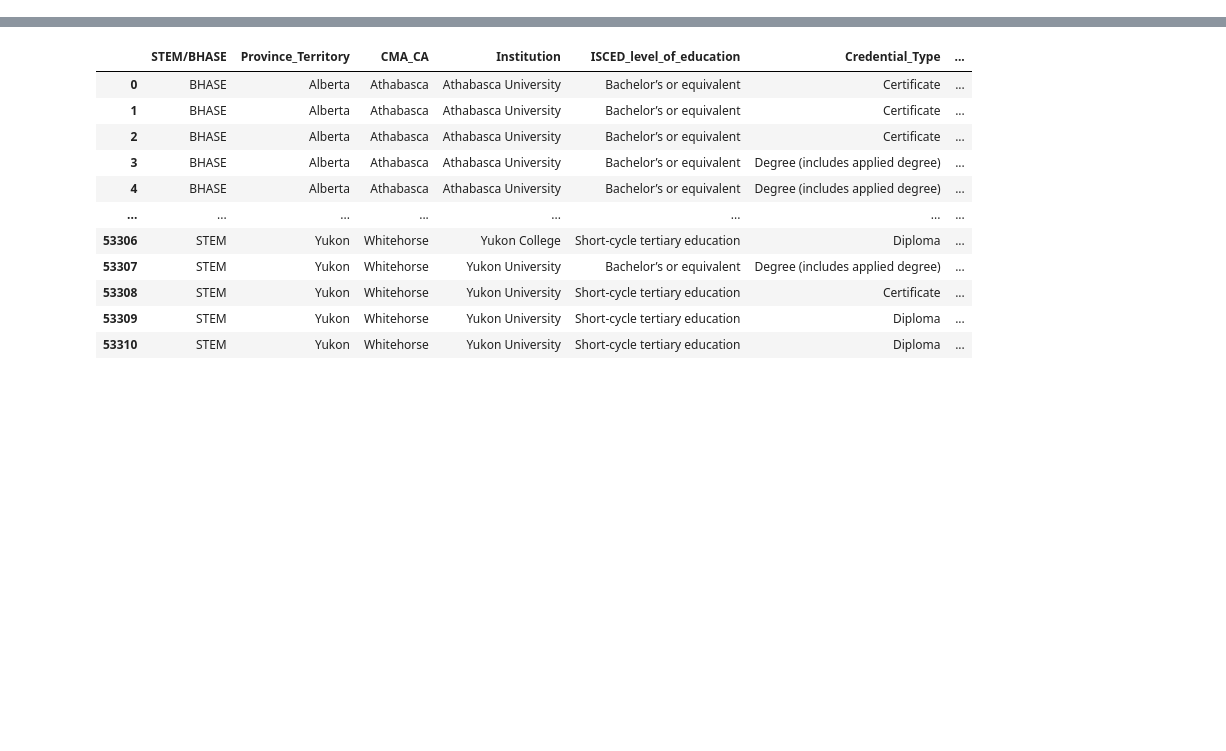
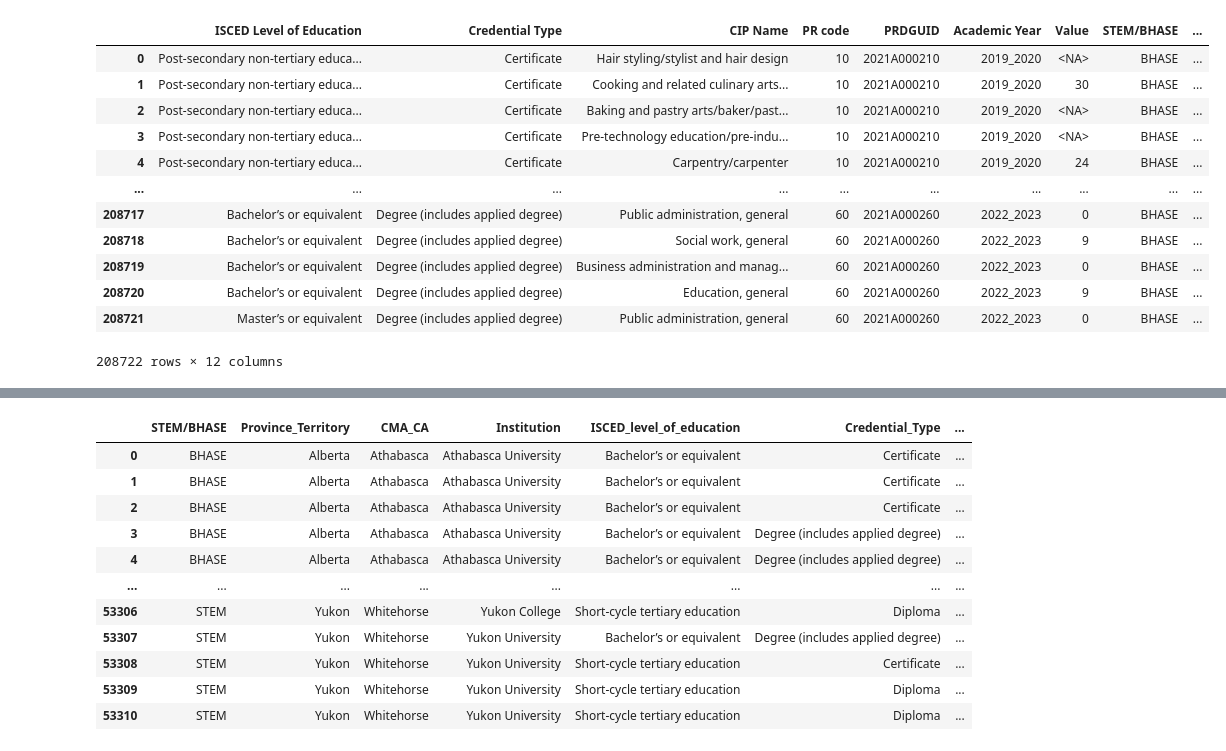
Before and after one commit to samuelmorency/StatCan-Web-App, a Jupyter notebook: data/data_wrangle backup.ipynb, the cells around one changed output, grey strips where cells are left out. Cells and saved outputs as stored; diff of their text form; code cells hidden in the pictures; blank space fills up the shorter version.

```diff
--- a/data/data_wrangle backup.ipynb
+++ b/data/data_wrangle backup.ipynb
@@ -66,3 +110,23 @@ imm_df_clean.head()
+# %%
+# Filter out rows with 'GRAD/ENROLL' as 'ENROLL'
+gen_df_grads = gen_df_clean[gen_df_clean['GRAD/ENROLL'] == 'GRAD'].drop(columns=['GRAD/ENROLL'])
+gen_df_grads = gen_df_grads[gen_df_grads['CMAPUID'] != 'Z_Non-CMACA']
+gen_df_grads.reset_index(drop=True, inplace=True)
+gen_df_grads
+# %% [output]
+|  | ISCED Level of Education | Credential Type | CIP Name | PR code | PRDGUID | Academic Year | Value | STEM/BHASE | ... |
+| 0 | Post-secondary non-tertiary educa... | Certificate | Hair styling/stylist and hair design | 10 | 2021A000210 | 2019_2020 | <NA> | BHASE | ... |
+| 1 | Post-secondary non-tertiary educa... | Certificate | Cooking and related culinary arts... | 10 | 2021A000210 | 2019_2020 | 30 | BHASE | ... |
+| 2 | Post-secondary non-tertiary educa... | Certificate | Baking and pastry arts/baker/past... | 10 | 2021A000210 | 2019_2020 | <NA> | BHASE | ... |
+| 3 | Post-secondary non-tertiary educa... | Certificate | Pre-technology education/pre-indu... | 10 | 2021A000210 | 2019_2020 | <NA> | BHASE | ... |
+| 4 | Post-secondary non-tertiary educa... | Certificate | Carpentry/carpenter | 10 | 2021A000210 | 2019_2020 | 24 | BHASE | ... |
+| ... | ... | ... | ... | ... | ... | ... | ... | ... | ... |
+| 208717 | Bachelor’s or equivalent | Degree (includes applied degree) | Public administration, general | 60 | 2021A000260 | 2022_2023 | 0 | BHASE | ... |
+| 208718 | Bachelor’s or equivalent | Degree (includes applied degree) | Social work, general | 60 | 2021A000260 | 2022_2023 | 9 | BHASE | ... |
+| 208719 | Bachelor’s or equivalent | Degree (includes applied degree) | Business administration and manag... | 60 | 2021A000260 | 2022_2023 | 0 | BHASE | ... |
+| 208720 | Bachelor’s or equivalent | Degree (includes applied degree) | Education, general | 60 | 2021A000260 | 2022_2023 | 9 | BHASE | ... |
+| 208721 | Master’s or equivalent | Degree (includes applied degree) | Public administration, general | 60 | 2021A000260 | 2022_2023 | 0 | BHASE | ... |
+208722 rows × 12 columns
 # %%
 gen_level = (gen_df_clean
              .groupby("ISCED Level of Education")
```
Also changed, not shown: parts of 23 cells of this notebook, 18 other files.
